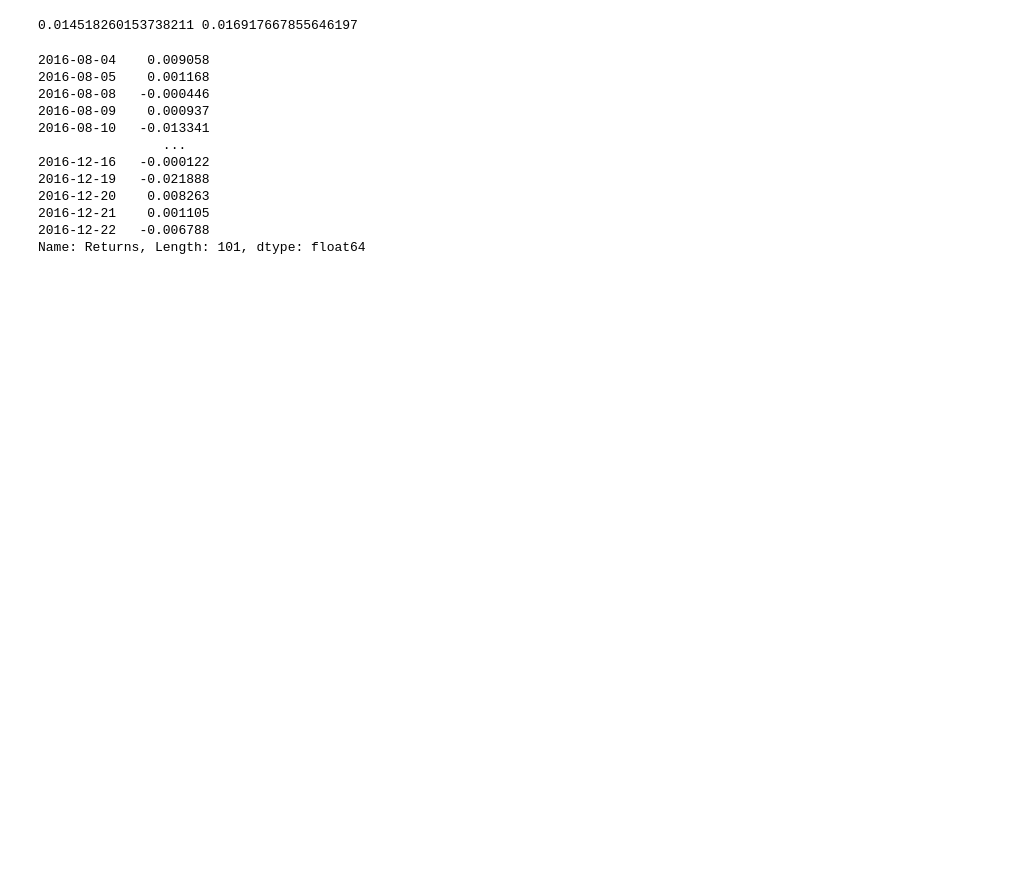
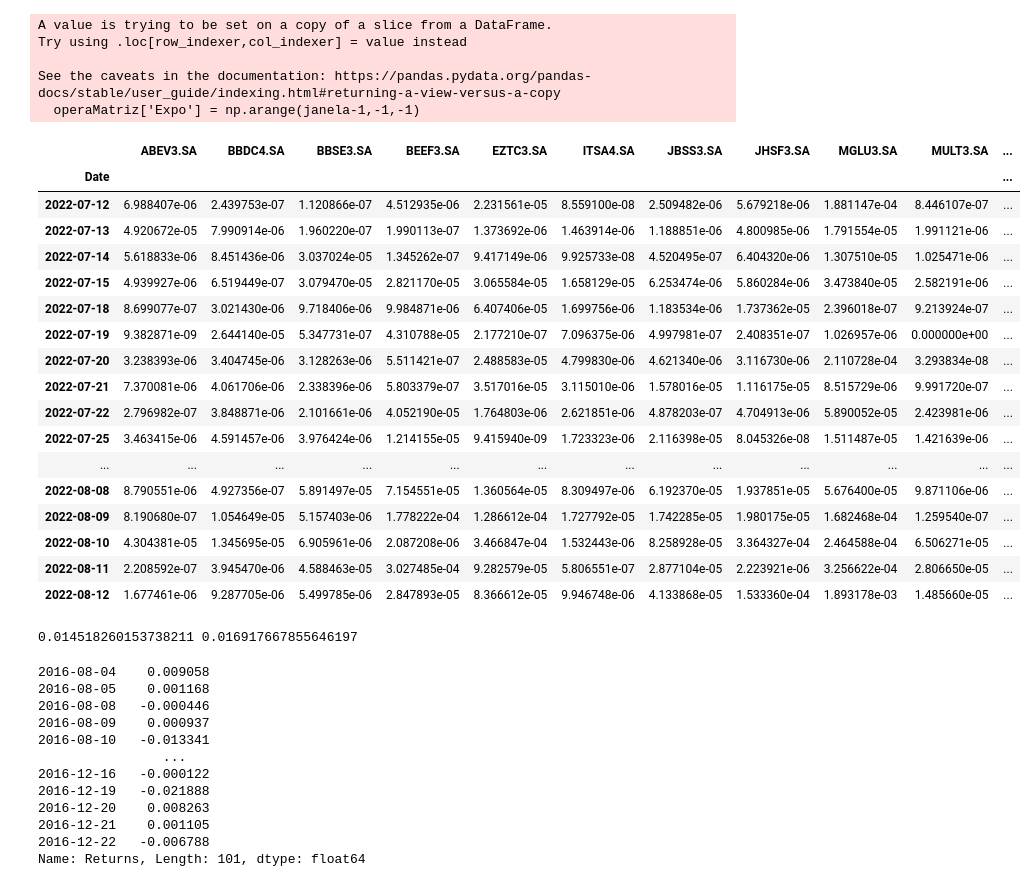
Before and after one commit to gabrielsabinocastro/financialstrategies, a Jupyter notebook: tests.ipynb, the cells around one changed output. Saved outputs shown, nothing was run; the diff lists cells and outputs as text; code cells hidden in the pictures; blank space fills up the shorter version.

```diff
--- a/tests.ipynb
+++ b/tests.ipynb
@@ -295,0 +170,3 @@ qt.ewmaVol(trataDados, 249)
+# %%
+operaMatriz = vetorialDReturns
+operaMatriz
@@ -296,3 +188,47 @@ qt.ewmaVol(trataDados, 249)
+# %%
+lam = 0.94
+janela = 24
+operaMatriz = operaMatriz[len(operaMatriz)- janela:]
+#operaMatriz['Janela'] = 0
+operaMatriz['Expo'] = np.arange(janela-1,-1,-1)
+#mudou['EWMA Vol'] = mudou.apply(lambda x: (x['Returns']**2)* (1 - lam) * (lam) **(x['Expo']) , axis=1)
+
+
+operaMatriz = operaMatriz.apply(lambda x: (x**2)* (1 - lam) * (lam) **(x['Expo']) , axis=1)
+operaMatriz.drop('Expo', axis=1, inplace=True)
+
+
+operaMatriz
+#np.sqrt(operaMatriz.sum())
+
+
+
+
+#lambda <args> : <return Value> if <condition > ( <return value > if <condition> else <return value>)
+# %% [output]
+A value is trying to be set on a copy of a slice from a DataFrame.
+Try using .loc[row_indexer,col_indexer] = value instead
+
+See the caveats in the documentation: https://pandas.pydata.org/pandas-docs/stable/user_guide/indexing.html#returning-a-view-versus-a-copy
+  operaMatriz['Expo'] = np.arange(janela-1,-1,-1)
+|  | ABEV3.SA | BBDC4.SA | BBSE3.SA | BEEF3.SA | EZTC3.SA | ITSA4.SA | JBSS3.SA | JHSF3.SA | MGLU3.SA | MULT3.SA | ... |
+| Date |  |  |  |  |  |  |  |  |  |  | ... |
+| 2022-07-12 | 6.988407e-06 | 2.439753e-07 | 1.120866e-07 | 4.512935e-06 | 2.231561e-05 | 8.559100e-08 | 2.509482e-06 | 5.679218e-06 | 1.881147e-04 | 8.446107e-07 | ... |
+| 2022-07-13 | 4.920672e-05 | 7.990914e-06 | 1.960220e-07 | 1.990113e-07 | 1.373692e-06 | 1.463914e-06 | 1.188851e-06 | 4.800985e-06 | 1.791554e-05 | 1.991121e-06 | ... |
+| 2022-07-14 | 5.618833e-06 | 8.451436e-06 | 3.037024e-05 | 1.345262e-07 | 9.417149e-06 | 9.925733e-08 | 4.520495e-07 | 6.404320e-06 | 1.307510e-05 | 1.025471e-06 | ... |
+| 2022-07-15 | 4.939927e-06 | 6.519449e-07 | 3.079470e-05 | 2.821170e-05 | 3.065584e-05 | 1.658129e-05 | 6.253474e-06 | 5.860284e-06 | 3.473840e-05 | 2.582191e-06 | ... |
+| 2022-07-18 | 8.699077e-07 | 3.021430e-06 | 9.718406e-06 | 9.984871e-06 | 6.407406e-05 | 1.699756e-06 | 1.183534e-06 | 1.737362e-05 | 2.396018e-07 | 9.213924e-07 | ... |
+| 2022-07-19 | 9.382871e-09 | 2.644140e-05 | 5.347731e-07 | 4.310788e-05 | 2.177210e-07 | 7.096375e-06 | 4.997981e-07 | 2.408351e-07 | 1.026957e-06 | 0.000000e+00 | ... |
+| 2022-07-20 | 3.238393e-06 | 3.404745e-06 | 3.128263e-06 | 5.511421e-07 | 2.488583e-05 | 4.799830e-06 | 4.621340e-06 | 3.116730e-06 | 2.110728e-04 | 3.293834e-08 | ... |
+| 2022-07-21 | 7.370081e-06 | 4.061706e-06 | 2.338396e-06 | 5.803379e-07 | 3.517016e-05 | 3.115010e-06 | 1.578016e-05 | 1.116175e-05 | 8.515729e-06 | 9.991720e-07 | ... |
+| 2022-07-22 | 2.796982e-07 | 3.848871e-06 | 2.101661e-06 | 4.052190e-05 | 1.764803e-06 | 2.621851e-06 | 4.878203e-07 | 4.704913e-06 | 5.890052e-05 | 2.423981e-06 | ... |
+| 2022-07-25 | 3.463415e-06 | 4.591457e-06 | 3.976424e-06 | 1.214155e-05 | 9.415940e-09 | 1.723323e-06 | 2.116398e-05 | 8.045326e-08 | 1.511487e-05 | 1.421639e-06 | ... |
+| ... | ... | ... | ... | ... | ... | ... | ... | ... | ... | ... | ... |
+| 2022-08-08 | 8.790551e-06 | 4.927356e-07 | 5.891497e-05 | 7.154551e-05 | 1.360564e-05 | 8.309497e-06 | 6.192370e-05 | 1.937851e-05 | 5.676400e-05 | 9.871106e-06 | ... |
+| 2022-08-09 | 8.190680e-07 | 1.054649e-05 | 5.157403e-06 | 1.778222e-04 | 1.286612e-04 | 1.727792e-05 | 1.742285e-05 | 1.980175e-05 | 1.682468e-04 | 1.259540e-07 | ... |
+| 2022-08-10 | 4.304381e-05 | 1.345695e-05 | 6.905961e-06 | 2.087208e-06 | 3.466847e-04 | 1.532443e-06 | 8.258928e-05 | 3.364327e-04 | 2.464588e-04 | 6.506271e-05 | ... |
+| 2022-08-11 | 2.208592e-07 | 3.945470e-06 | 4.588463e-05 | 3.027485e-04 | 9.282579e-05 | 5.806551e-07 | 2.877104e-05 | 2.223921e-06 | 3.256622e-04 | 2.806650e-05 | ... |
+| 2022-08-12 | 1.677461e-06 | 9.287705e-06 | 5.499785e-06 | 2.847893e-05 | 8.366612e-05 | 9.946748e-06 | 4.133868e-05 | 1.533360e-04 | 1.893178e-03 | 1.485660e-05 | ... |
 # %%
 print(np.sqrt(mudou['EWMA Vol'].sum()), mudou['Returns'].std())
 # %% [output]
```
Also changed, not shown: parts of 48 cells of this notebook, 2 other files.
